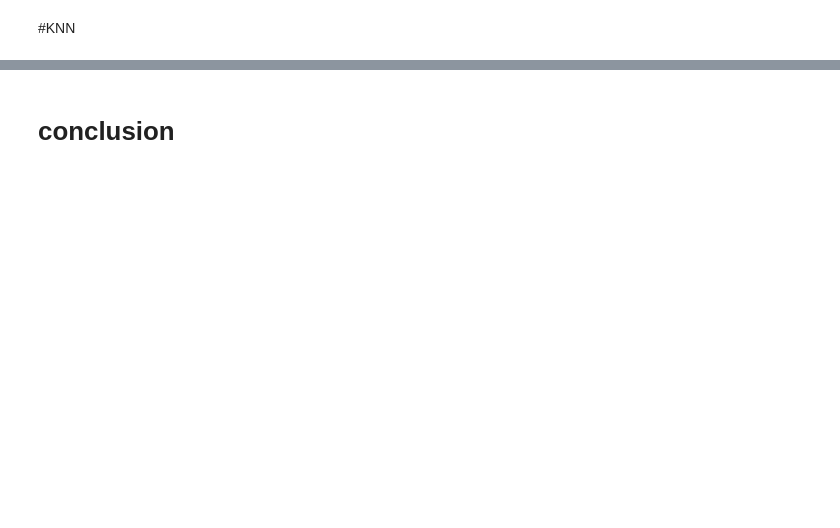
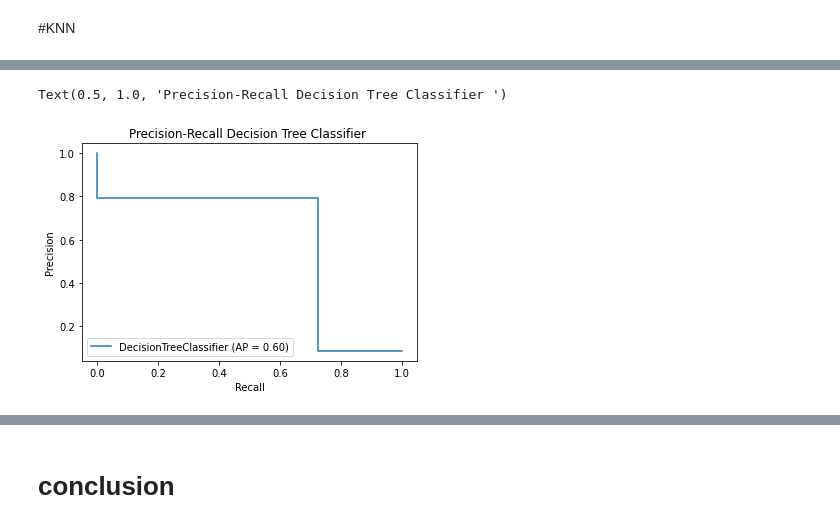
Before and after one commit to komal710/dataset-project, a Jupyter notebook: intershipproject.ipynb, the cells around one changed output, grey strips where cells are left out. Saved outputs shown, nothing was run; the diff lists cells and outputs as text; code cells hidden in the pictures; blank space fills up the shorter version.

```diff
--- a/intershipproject.ipynb
+++ b/intershipproject.ipynb
@@ -550,0 +612,6 @@ Text(0.5, 1.0, 'Precision-Recall KNN Classifier ')
+# %%
+plot_precision_recall_curve(dtc, x_test, y_test)
+plt.title('Precision-Recall Decision Tree Classifier ')
+# %% [output]
+Text(0.5, 1.0, 'Precision-Recall Decision Tree Classifier ')
+[figure, added]
```
Also changed, not shown: parts of 27 cells of this notebook.
